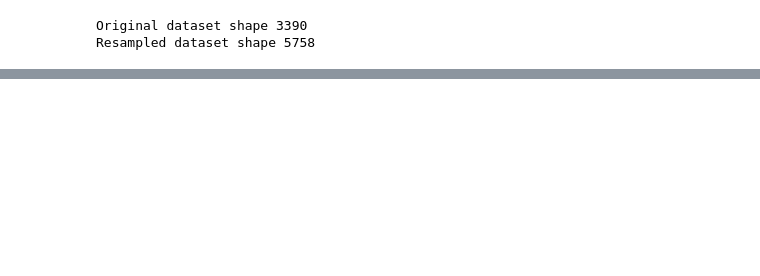
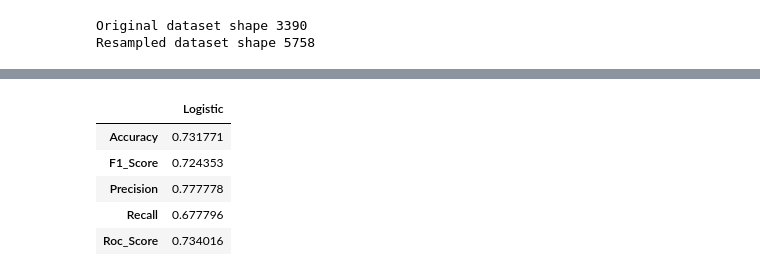
Before and after one commit to solankinitin1210/Capstone-Project-Cardiovascular-Risk-Prediction, a Jupyter notebook: Cardiovascular_Risk_Prediction_Capstone_Project.ipynb, the cells around one changed output, grey strips where cells are left out. Drawn from its saved outputs; the diff is of its cells as text; code cells hidden in the pictures; blank space fills up the shorter version.

```diff
--- a/Cardiovascular_Risk_Prediction_Capstone_Project.ipynb
+++ b/Cardiovascular_Risk_Prediction_Capstone_Project.ipynb
@@ -564,0 +601,2 @@ score_board={}
+# %%
+logistic.fit(X_train,Y_train)
@@ -564,0 +631,5 @@ score_board={}
+# %%
+y_train_pred=logistic.predict(X_train)
+y_test_pred=logistic.predict(x_test)
+# %%
+accuracy,precision,recall,f1,roc=get_metrics(Y_train,y_train_pred,y_test,y_test_pred)
@@ -564,0 +657,12 @@ score_board={}
+# %%
+score_board['Logistic']={'Accuracy':accuracy,'Precision':precision,'Recall':recall,'F1_Score':f1,'Roc_Score':roc}
+# %%
+x=pd.DataFrame(score_board)
+x
+# %% [output]
+|  | Logistic |
+| Accuracy | 0.731771 |
+| F1_Score | 0.724353 |
+| Precision | 0.777778 |
+| Recall | 0.677796 |
+| Roc_Score | 0.734016 |
```
Also changed, not shown: parts of 16 cells of this notebook.
